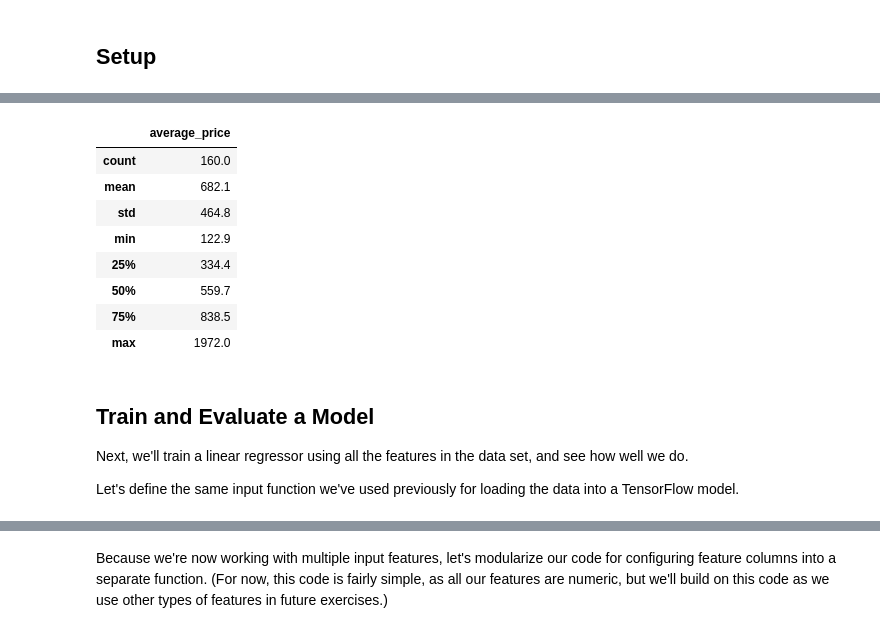
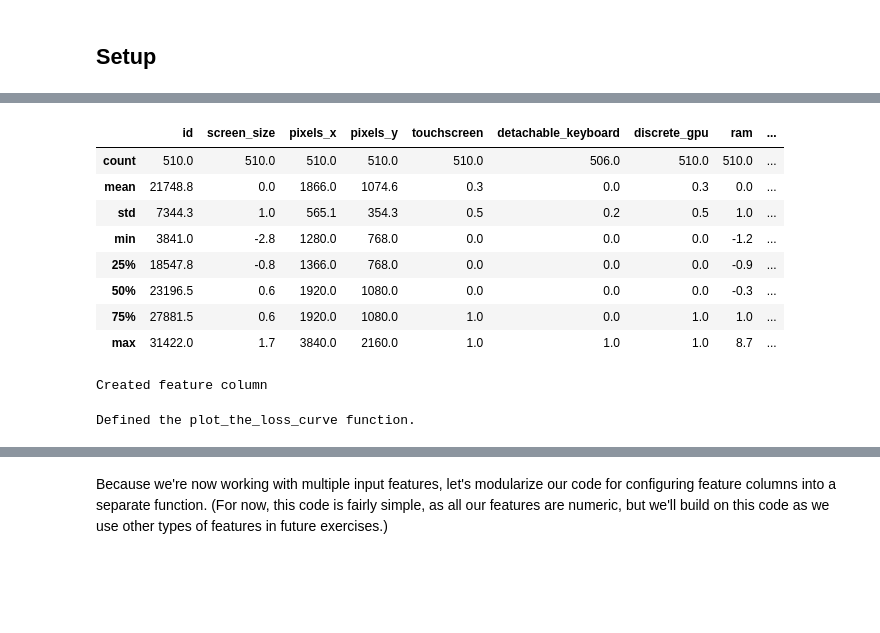
Before and after one commit to vincentmin/Big_Data_Analysis_Course, a Jupyter notebook: assignment_2.ipynb, the cells around one changed output, grey strips where cells are left out. Cells and saved outputs as stored; diff of their text form; code cells hidden in the pictures; blank space fills up the shorter version.

```diff
--- a/assignment_2.ipynb
+++ b/assignment_2.ipynb
@@ -149,19 +61,0 @@ validation_examples.describe()
-# %%
-validation_targets = preprocess_targets(my_dataframe.tail(160))
-validation_targets.describe()
-# %% [output]
-|  | average_price |
-| count | 160.0 |
-| mean | 682.1 |
-| std | 464.8 |
-| min | 122.9 |
-| 25% | 334.4 |
-| 50% | 559.7 |
-| 75% | 838.5 |
-| max | 1972.0 |
-# %% [markdown]
-## Train and Evaluate a Model
-
-Next, we'll train a linear regressor using all the features in the data set, and see how well we do.
-
-Let's define the same input function we've used previously for loading the data into a TensorFlow model.
@@ -195,0 +62,58 @@ def my_input_fn(features, targets, batch_size=1, shuffle=True, num_epochs=None):
+# %%
+# Create artificial features
+train_df["pixel_density"] = ((train_df["pixels_x"]*train_df["pixels_y"])/(1000*train_df["screen_size"]*train_df["screen_size"]))
+# %%
+train_df_norm = train_df
+catvars = ("touchscreen" , "detachable_keyboard" , "discrete_gpu")
+numvars = ("screen_size" , "pixel_density" , "ram" , "ssd" , "storage" , "weight")
+for item in numvars:
+  train_df_norm[item] = (train_df[item] - train_df[item].mean())/train_df[item].std()
+
+train_df_norm.describe()
+# %% [output]
+|  | id | screen_size | pixels_x | pixels_y | touchscreen | detachable_keyboard | discrete_gpu | ram | ... |
+| count | 510.0 | 510.0 | 510.0 | 510.0 | 510.0 | 506.0 | 510.0 | 510.0 | ... |
+| mean | 21748.8 | 0.0 | 1866.0 | 1074.6 | 0.3 | 0.0 | 0.3 | 0.0 | ... |
+| std | 7344.3 | 1.0 | 565.1 | 354.3 | 0.5 | 0.2 | 0.5 | 1.0 | ... |
+| min | 3841.0 | -2.8 | 1280.0 | 768.0 | 0.0 | 0.0 | 0.0 | -1.2 | ... |
+| 25% | 18547.8 | -0.8 | 1366.0 | 768.0 | 0.0 | 0.0 | 0.0 | -0.9 | ... |
+| 50% | 23196.5 | 0.6 | 1920.0 | 1080.0 | 0.0 | 0.0 | 0.0 | -0.3 | ... |
+| 75% | 27881.5 | 0.6 | 1920.0 | 1080.0 | 1.0 | 0.0 | 1.0 | 1.0 | ... |
+| max | 31422.0 | 1.7 | 3840.0 | 2160.0 | 1.0 | 1.0 | 1.0 | 8.7 | ... |
+# %%
+#@title Create feature column
+# selected_features = []
+feature_columns = []
+my_vars = catvars+numvars
+
+# for item in my_vars:
+#   selected_features.append(my_dataframe_norm[item])
+
+# processed_features = selected_features.copy()
+# processed_features["pixel_density"] = ((my_dataframe["pixels_x"]*my_dataframe["pixels_y"])/(1000*my_dataframe["screen_size"]*my_dataframe["screen_size"]))
+
+for item in my_vars:
+  feature_columns.append(tf.feature_column.numeric_column(item))
+
+my_feature_layer = layers.DenseFeatures(feature_columns)
+print("Created feature column")
+# %% [output]
+Created feature column
+# %%
+#@title Define the plotting function.
+
+def plot_the_loss_curve(epochs, mse):
+  """Plot a curve of loss vs. epoch."""
+
+  plt.figure()
+  plt.xlabel("Epoch")
+  plt.ylabel("Mean Squared Error")
+
+  plt.plot(epochs, mse, label="Loss")
+  plt.legend()
+  plt.ylim([mse.min()*0.95, mse.max() * 1.03])
+  plt.show()
+
+print("Defined the plot_the_loss_curve function.")
+# %% [output]
+Defined the plot_the_loss_curve function.
```
Also changed, not shown: parts of 18 cells of this notebook.
